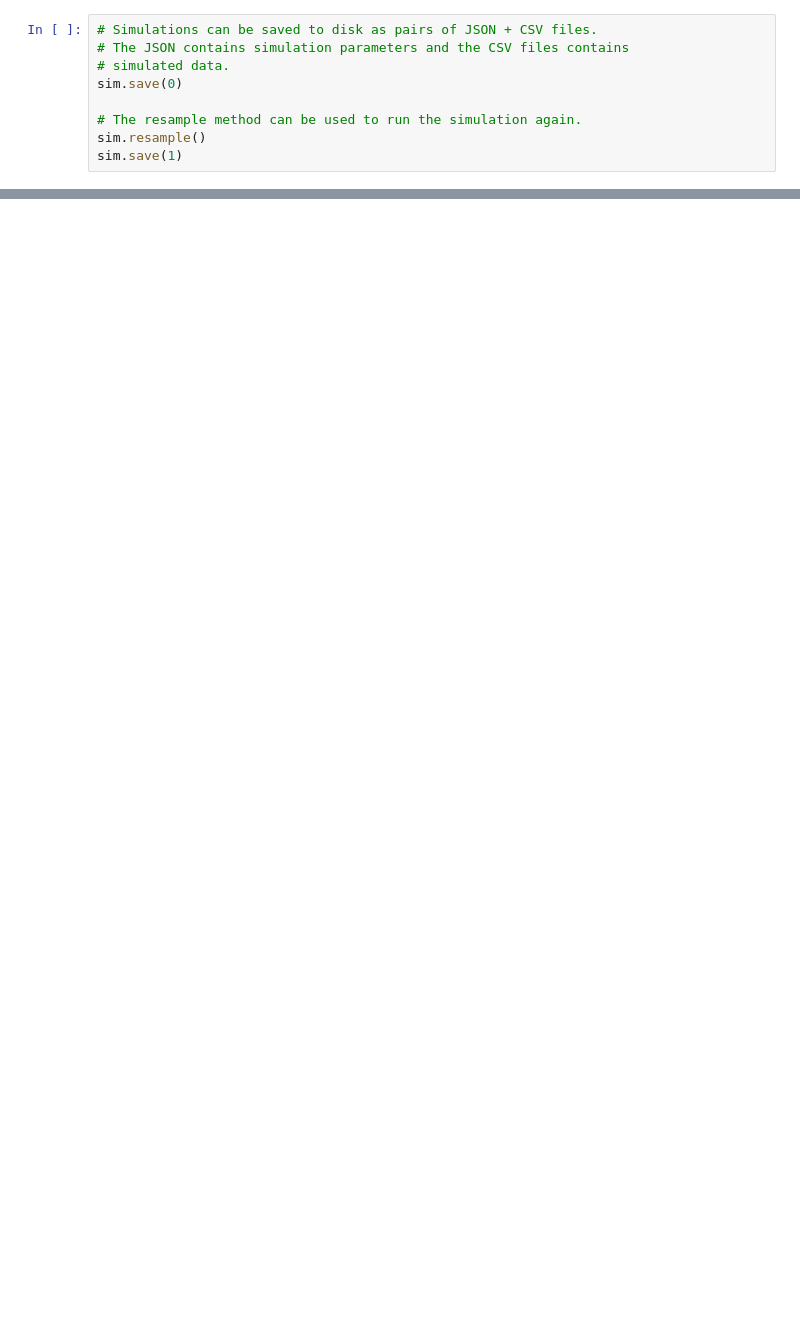
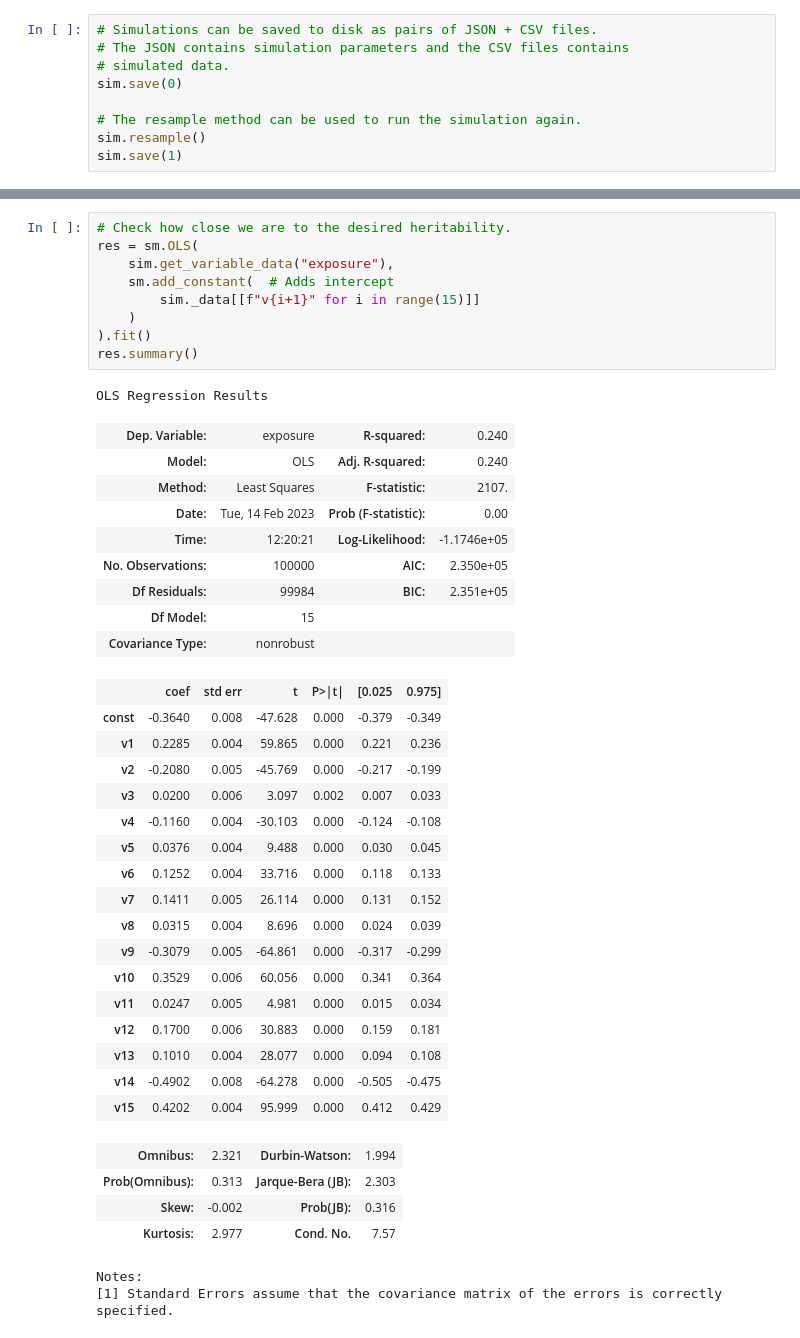
Before and after one commit to pgx-ml-lab/ml-mr, a Jupyter notebook: examples/basic_simulation_model.ipynb, the cells around one changed output, grey strips where cells are left out. Saved outputs shown, nothing was run; the diff lists cells and outputs as text; blank space fills up the shorter version.

```diff
--- a/examples/basic_simulation_model.ipynb
+++ b/examples/basic_simulation_model.ipynb
@@ -114,4 +120,47 @@ sim._data
 100000 rows × 18 columns
+# %%
+# Check how close we are to the desired heritability.
+res = sm.OLS(
+    sim.get_variable_data("exposure"),
+    sm.add_constant(  # Adds intercept
+        sim._data[[f"v{i+1}" for i in range(15)]]
+    )
+).fit()
+res.summary()
+# %% [output]
+OLS Regression Results
+| Dep. Variable: | exposure | R-squared: | 0.240 |
+| Model: | OLS | Adj. R-squared: | 0.240 |
+| Method: | Least Squares | F-statistic: | 2107. |
+| Date: | Tue, 14 Feb 2023 | Prob (F-statistic): | 0.00 |
+| Time: | 12:20:21 | Log-Likelihood: | -1.1746e+05 |
+| No. Observations: | 100000 | AIC: | 2.350e+05 |
+| Df Residuals: | 99984 | BIC: | 2.351e+05 |
+| Df Model: | 15 |  |  |
+| Covariance Type: | nonrobust |  |  |
+|  | coef | std err | t | P>|t| | [0.025 | 0.975] |
+| const | -0.3640 | 0.008 | -47.628 | 0.000 | -0.379 | -0.349 |
+| v1 | 0.2285 | 0.004 | 59.865 | 0.000 | 0.221 | 0.236 |
+| v2 | -0.2080 | 0.005 | -45.769 | 0.000 | -0.217 | -0.199 |
+| v3 | 0.0200 | 0.006 | 3.097 | 0.002 | 0.007 | 0.033 |
+| v4 | -0.1160 | 0.004 | -30.103 | 0.000 | -0.124 | -0.108 |
+| v5 | 0.0376 | 0.004 | 9.488 | 0.000 | 0.030 | 0.045 |
+| v6 | 0.1252 | 0.004 | 33.716 | 0.000 | 0.118 | 0.133 |
+| v7 | 0.1411 | 0.005 | 26.114 | 0.000 | 0.131 | 0.152 |
+| v8 | 0.0315 | 0.004 | 8.696 | 0.000 | 0.024 | 0.039 |
+| v9 | -0.3079 | 0.005 | -64.861 | 0.000 | -0.317 | -0.299 |
+| v10 | 0.3529 | 0.006 | 60.056 | 0.000 | 0.341 | 0.364 |
+| v11 | 0.0247 | 0.005 | 4.981 | 0.000 | 0.015 | 0.034 |
+| v12 | 0.1700 | 0.006 | 30.883 | 0.000 | 0.159 | 0.181 |
+| v13 | 0.1010 | 0.004 | 28.077 | 0.000 | 0.094 | 0.108 |
+| v14 | -0.4902 | 0.008 | -64.278 | 0.000 | -0.505 | -0.475 |
+| v15 | 0.4202 | 0.004 | 95.999 | 0.000 | 0.412 | 0.429 |
+| Omnibus: | 2.321 | Durbin-Watson: | 1.994 |
+| Prob(Omnibus): | 0.313 | Jarque-Bera (JB): | 2.303 |
+| Skew: | -0.002 | Prob(JB): | 0.316 |
+| Kurtosis: | 2.977 | Cond. No. | 7.57 |
+Notes:
+[1] Standard Errors assume that the covariance matrix of the errors is correctly specified.
 # %%
 fig, axes = plt.subplots(1, 3, figsize=(9, 4))
 
```
Also changed, not shown: parts of 7 cells of this notebook, 2 other files.
